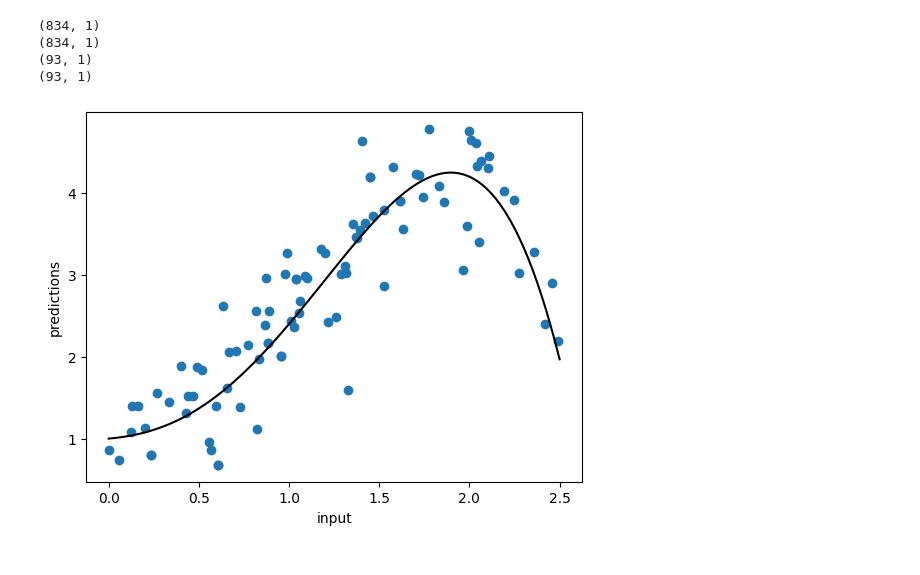
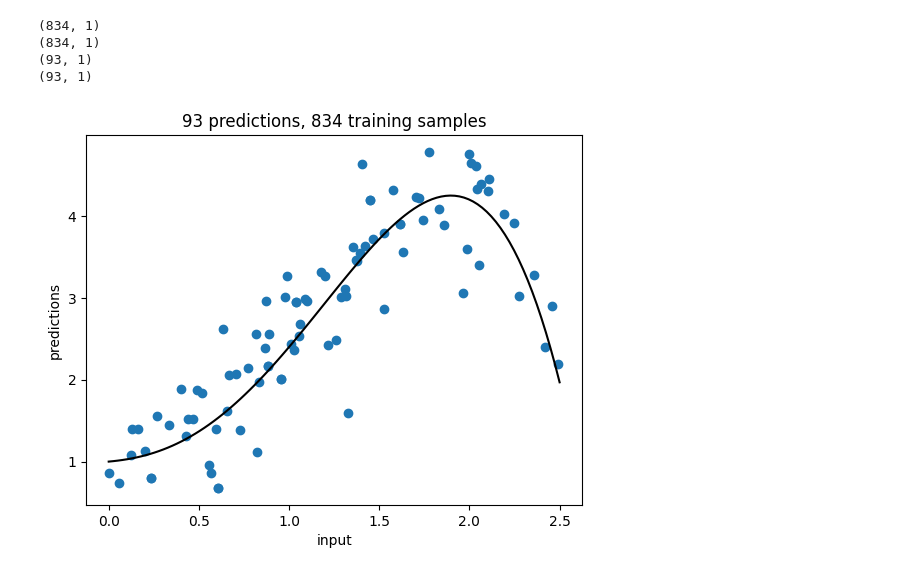
Before and after one commit to DesignToolInvestor/MLPlay, a Jupyter notebook: ToyTree/ScikitLearnTreeRegression00.ipynb, the cells around one changed output. Drawn from its saved outputs; the diff is of its cells as text; code cells hidden in the pictures.

```diff
--- a/ToyTree/ScikitLearnTreeRegression00.ipynb
+++ b/ToyTree/ScikitLearnTreeRegression00.ipynb
@@ -45,8 +48,8 @@ print(y_train.shape)
 print(x_test.shape)
 print(y_test.shape)
 
-clf = tree.DecisionTreeRegressor()
-clf = clf.fit(x_train, y_train)
+trainSize = len(x_train)
+testSize = len(x_test)
 # %% [output]
 (834, 1)
 (834, 1)
@@ -72,13 +73,3 @@ def quartic_func_bulk(in_arr, weights=quartic_weights):
     y = map(quartic_func, in_arr, [weights]*len(in_arr))
     y = np.array(list(y))
     return y
-
-plt.plot( x, quartic_func_bulk(x, quartic_weights), color='black' )
-plt.scatter( x_test, predictions )
-plt.xlabel("input")
-plt.ylabel("predictions")
-# plt.title(str(testSize) + " test predictions from " + str(trainSize) + " training samples")
-
-plt.show()
-# %% [output]
-[figure, removed]
@@ -88,0 +76,15 @@ clf.
+# %%
+clf = tree.DecisionTreeRegressor()
+clf = clf.fit(x_train, y_train)
+
+predictions = clf.predict(x_test)
+
+plt.plot( x, quartic_func_bulk(x, quartic_weights), color='black' )
+plt.scatter( x_test, predictions )
+plt.xlabel("input")
+plt.ylabel("predictions")
+plt.title(str(testSize) + " predictions, " + str(trainSize) + " training samples")
+
+plt.show()
+# %% [output]
+[figure, added]
```
Also changed, not shown: parts of 10 cells of this notebook, 6 other files.
